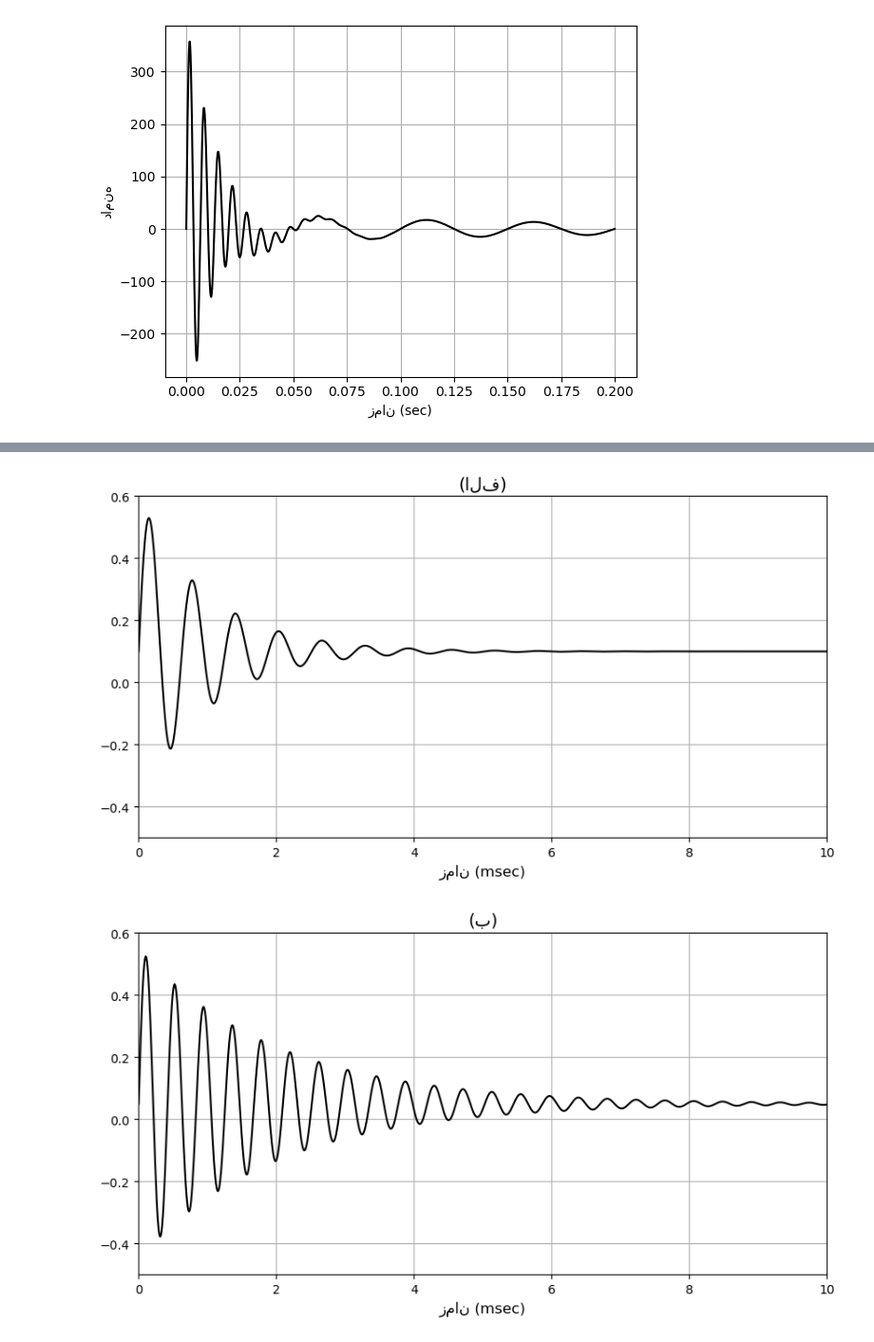
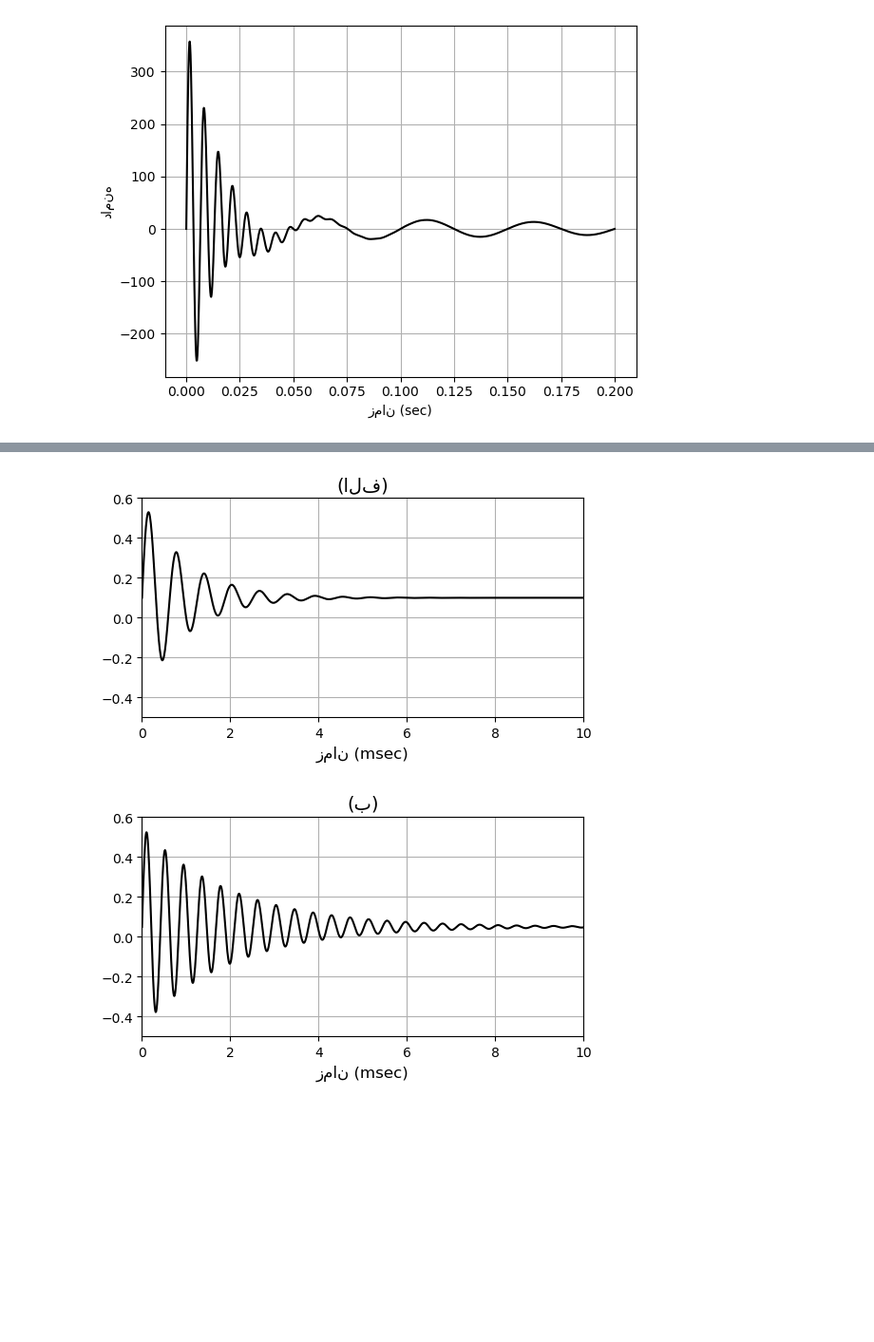
Before and after one commit to tayebehemati/DSP, a Jupyter notebook: ch6-page(383 to 394).ipynb, the cells around one changed output, grey strips where cells are left out. Shown at 95% size. Cells and saved outputs as stored; diff of their text form; code cells hidden in the pictures; blank space fills up the shorter version.

```diff
--- a/ch6-page(383 to 394).ipynb
+++ b/ch6-page(383 to 394).ipynb
@@ -690,7 +754,7 @@ signal = np.sin(10 * t) * np.exp(-t) * 0.5
 signal += 0.1
 
 # رسم نمودار
-plt.figure(figsize=(10, 5))
+plt.figure(figsize=(6, 3))
 plt.plot(t, signal, color='black')
 
 # تنظیمات نمودار
@@ -700,33 +764,33 @@ plt.title('(الف)', fontsize=14)
 plt.grid(True)
 plt.xlim(0, 10)
 plt.ylim(-0.5, 0.6)
 
 # نمایش نمودار
 plt.show()
 
 # تعریف محور زمان
 t = np.linspace(0, 10, 1000)
 
 # ایجاد موج نوسانی با کاهش دامنه
 signal = np.sin(15 * t) * np.exp(-0.5 * t) * 0.5
 
 # اضافه کردن مقدار ثابت برای نزدیک شدن به خط صاف
 signal += 0.05
 
 # رسم نمودار
-plt.figure(figsize=(10, 5))
+plt.figure(figsize=(6, 3))
 plt.plot(t, signal, color='black')
 
 # تنظیمات نمودار
 plt.xlabel('زمان (msec)', fontsize=12)
 plt.ylabel('', fontsize=12)
 plt.title('(ب)', fontsize=14)
 plt.grid(True)
 plt.xlim(0, 10)
 plt.ylim(-0.5, 0.6)
 
 # نمایش نمودار
 plt.show()
 # %% [output]
-[figure, old version]
+[figure, new version]
-[figure, old version]
+[figure, new version]
```
Also changed, not shown: parts of 3 cells of this notebook.
